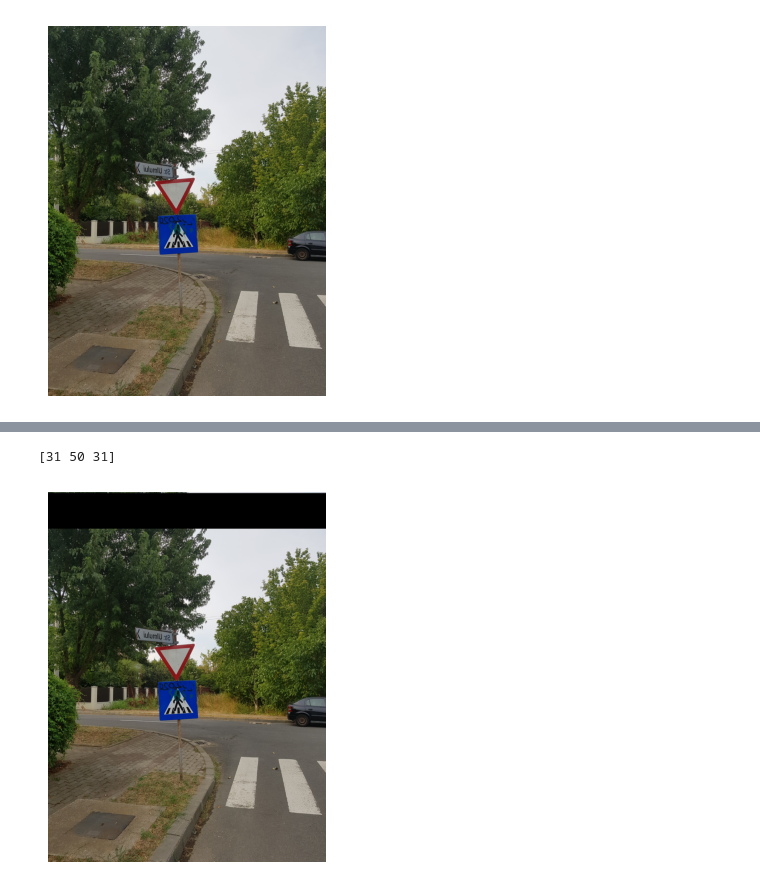
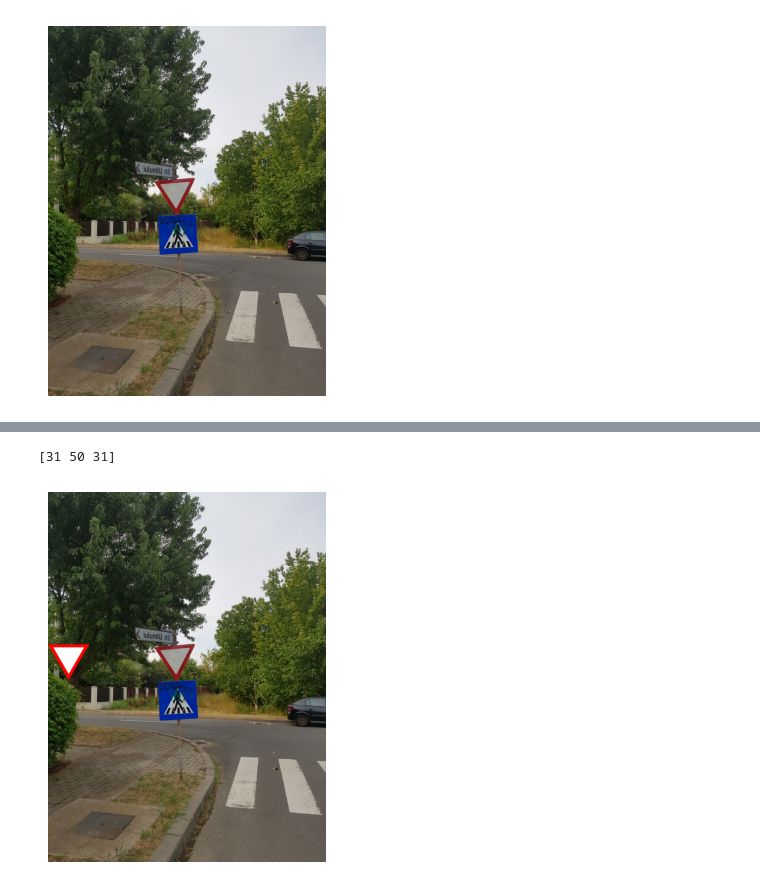
Before and after one commit to mircea-mihail/bike-system, a Jupyter notebook: scripts-and-misc/detectSigns/detect_give-way.ipynb, the cells around one changed output, grey strips where cells are left out. Saved outputs shown, nothing was run; the diff lists cells and outputs as text; code cells hidden in the pictures.

```diff
--- a/scripts-and-misc/detectSigns/detect_give-way.ipynb
+++ b/scripts-and-misc/detectSigns/detect_give-way.ipynb
@@ -6,6 +6,10 @@ from matplotlib import image as mpimg
 # %%
 DATA_DIR = "./my-dataset"
 GIVE_WAY_DIR = os.path.join(DATA_DIR, "give-way")
+
+RED_PX = 0
+GREEN_PX = 1
+BLUE_PX = 2
 # %%
 gw_images = []
 for img_name in os.listdir(GIVE_WAY_DIR):
@@ -62,19 +98,14 @@ plt.imshow(matrix)
 # %%
 np.shape(test_img)
 len(test_img[0])
 print(test_img[0][0])
-
 img = test_img.copy()
 
-for k in range(12, 400):
-    for i in range(0, len(img[0])):
-        for j in range(0, 3):
-            img[k][i][j] = 0
-
+drawRgbSign(img, 1660, 0, 450)
 
 plt.imshow(img)
 plt.axis('off')
 plt.show()
 # %% [output]
 [31 50 31]
-[figure, old version]
+[figure, new version]
```
Also changed, not shown: parts of 2 cells of this notebook.
